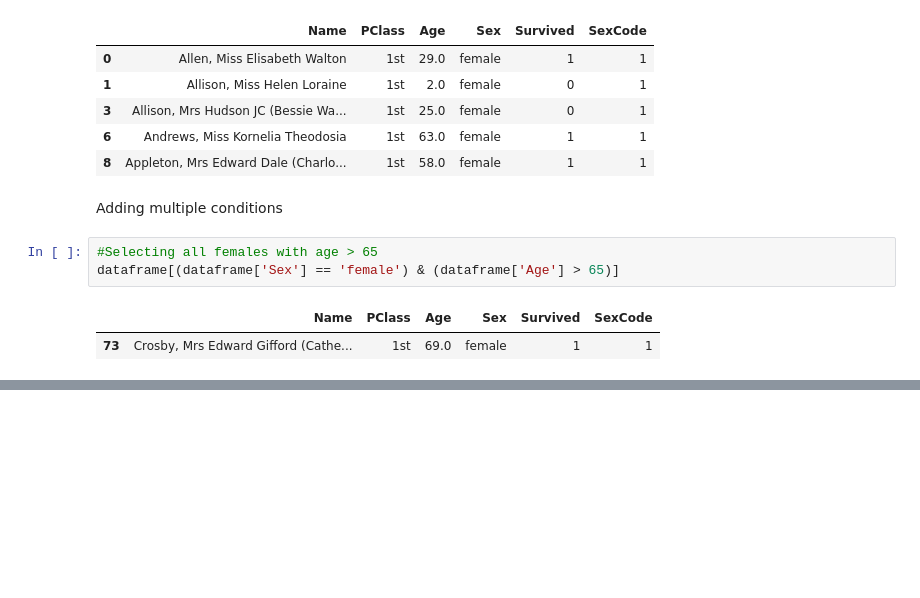
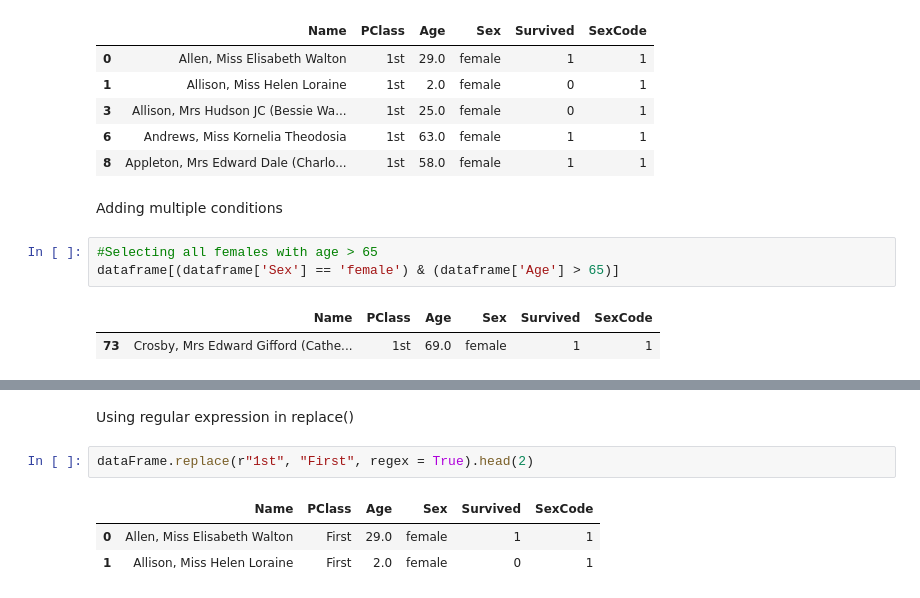
Before and after one commit to bipinthecoder/machine-learning-basics, a Jupyter notebook: ml_data_wrangling.ipynb, the cells around one changed output, grey strips where cells are left out. Saved outputs shown, nothing was run; the diff lists cells and outputs as text; blank space fills up the shorter version.

```diff
--- a/ml_data_wrangling.ipynb
+++ b/ml_data_wrangling.ipynb
@@ -190,0 +234,8 @@ dataframe[(dataframe['Sex'] == 'female') & (dataframe['Age'] > 65)]
+# %% [markdown]
+Using regular expression in replace()
+# %%
+dataFrame.replace(r"1st", "First", regex = True).head(2)
+# %% [output]
+|  | Name | PClass | Age | Sex | Survived | SexCode |
+| 0 | Allen, Miss Elisabeth Walton | First | 29.0 | female | 1 | 1 |
+| 1 | Allison, Miss Helen Loraine | First | 2.0 | female | 0 | 1 |
```
Also changed, not shown: parts of 7 cells of this notebook.
